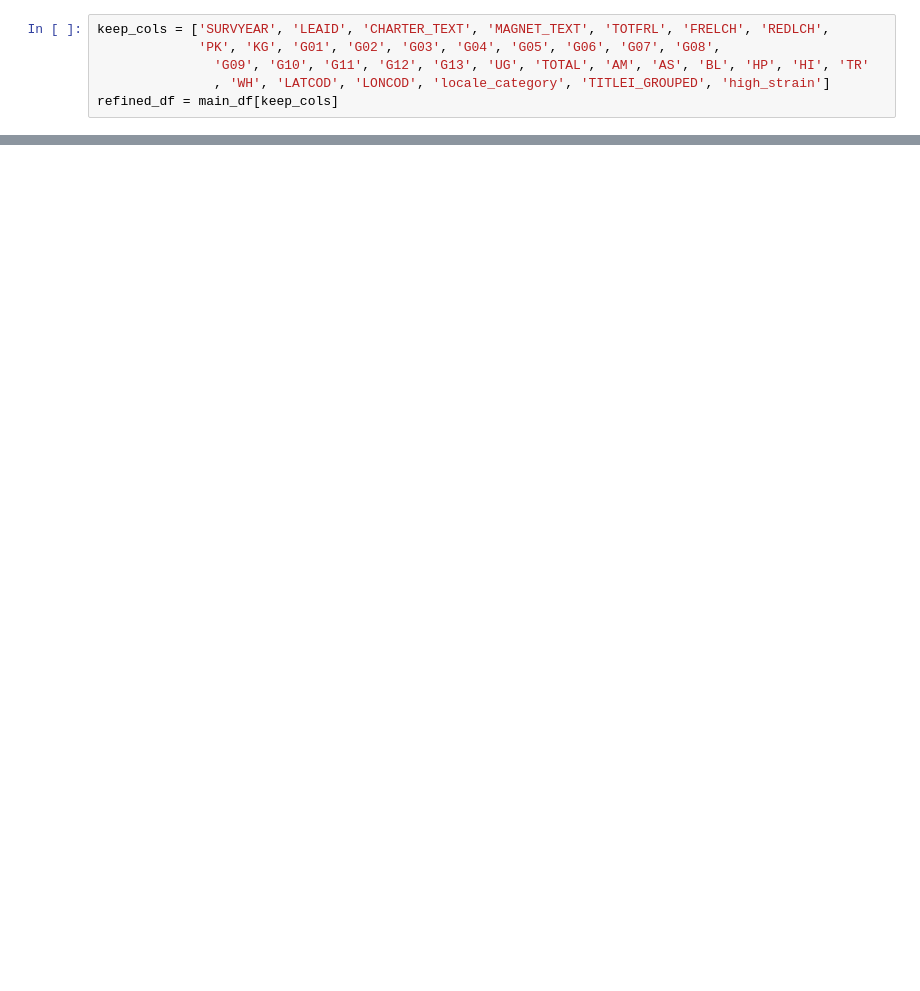
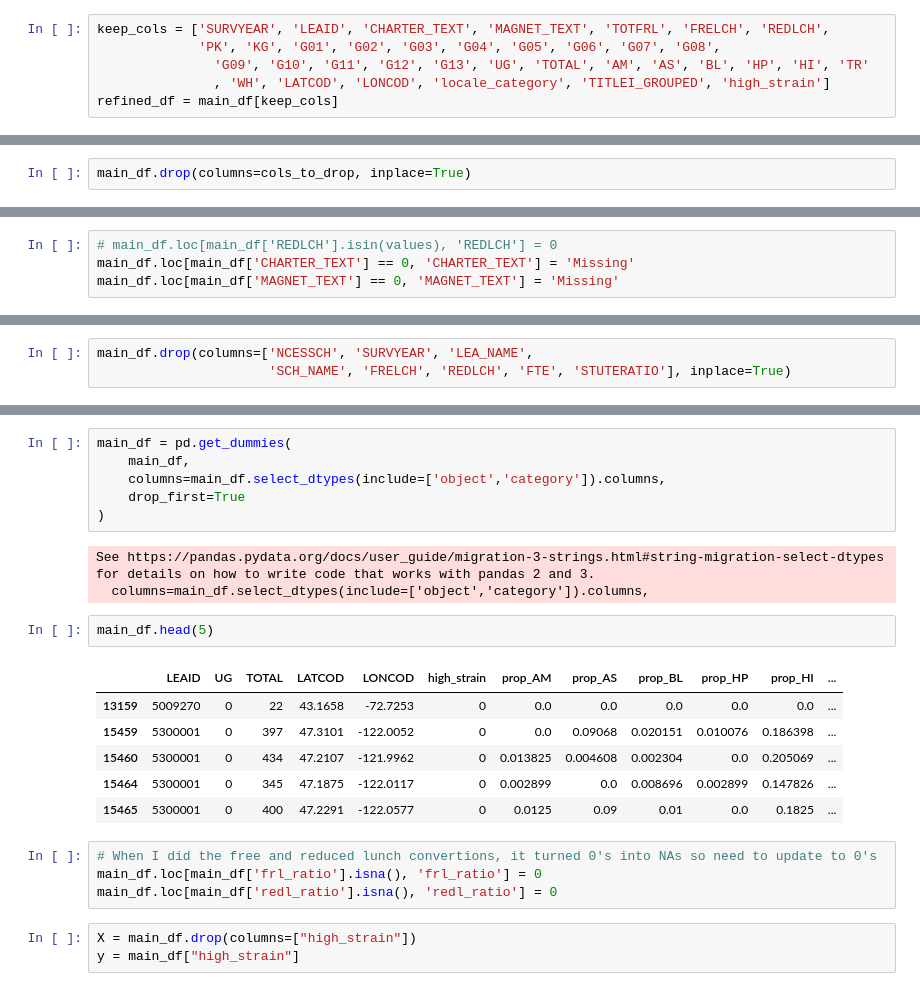
Before and after one commit to caparcom/4Geeks_Capstone, a Jupyter notebook: src/caleb.ipynb, the cells around one changed output, grey strips where cells are left out. Saved outputs shown, nothing was run; the diff lists cells and outputs as text; blank space fills up the shorter version.

```diff
--- a/src/caleb.ipynb
+++ b/src/caleb.ipynb
@@ -429,0 +473,2 @@ main_df.loc[main_df['REDLCH'].isin(values), 'REDLCH'] = 0
+# %%
+main_df.drop(columns=cols_to_drop, inplace=True)
@@ -429,0 +484,4 @@ main_df.loc[main_df['REDLCH'].isin(values), 'REDLCH'] = 0
+# %%
+# main_df.loc[main_df['REDLCH'].isin(values), 'REDLCH'] = 0
+main_df.loc[main_df['CHARTER_TEXT'] == 0, 'CHARTER_TEXT'] = 'Missing'
+main_df.loc[main_df['MAGNET_TEXT'] == 0, 'MAGNET_TEXT'] = 'Missing'
@@ -429,0 +503,3 @@ main_df.loc[main_df['REDLCH'].isin(values), 'REDLCH'] = 0
+# %%
+main_df.drop(columns=['NCESSCH', 'SURVYEAR', 'LEA_NAME',
+                      'SCH_NAME', 'FRELCH', 'REDLCH', 'FTE', 'STUTERATIO'], inplace=True)
@@ -429,0 +513,25 @@ main_df.loc[main_df['REDLCH'].isin(values), 'REDLCH'] = 0
+# %%
+main_df = pd.get_dummies(
+    main_df,
+    columns=main_df.select_dtypes(include=['object','category']).columns,
+    drop_first=True
+)
+# %% [output]
+See https://pandas.pydata.org/docs/user_guide/migration-3-strings.html#string-migration-select-dtypes for details on how to write code that works with pandas 2 and 3.
+  columns=main_df.select_dtypes(include=['object','category']).columns,
+# %%
+main_df.head(5)
+# %% [output]
+|  | LEAID | UG | TOTAL | LATCOD | LONCOD | high_strain | prop_AM | prop_AS | prop_BL | prop_HP | prop_HI | ... |
+| 13159 | 5009270 | 0 | 22 | 43.1658 | -72.7253 | 0 | 0.0 | 0.0 | 0.0 | 0.0 | 0.0 | ... |
+| 15459 | 5300001 | 0 | 397 | 47.3101 | -122.0052 | 0 | 0.0 | 0.09068 | 0.020151 | 0.010076 | 0.186398 | ... |
+| 15460 | 5300001 | 0 | 434 | 47.2107 | -121.9962 | 0 | 0.013825 | 0.004608 | 0.002304 | 0.0 | 0.205069 | ... |
+| 15464 | 5300001 | 0 | 345 | 47.1875 | -122.0117 | 0 | 0.002899 | 0.0 | 0.008696 | 0.002899 | 0.147826 | ... |
+| 15465 | 5300001 | 0 | 400 | 47.2291 | -122.0577 | 0 | 0.0125 | 0.09 | 0.01 | 0.0 | 0.1825 | ... |
+# %%
+# When I did the free and reduced lunch convertions, it turned 0's into NAs so need to update to 0's
+main_df.loc[main_df['frl_ratio'].isna(), 'frl_ratio'] = 0
+main_df.loc[main_df['redl_ratio'].isna(), 'redl_ratio'] = 0
+# %%
+X = main_df.drop(columns=["high_strain"])
+y = main_df["high_strain"]
```
Also changed, not shown: parts of 53 cells of this notebook.
